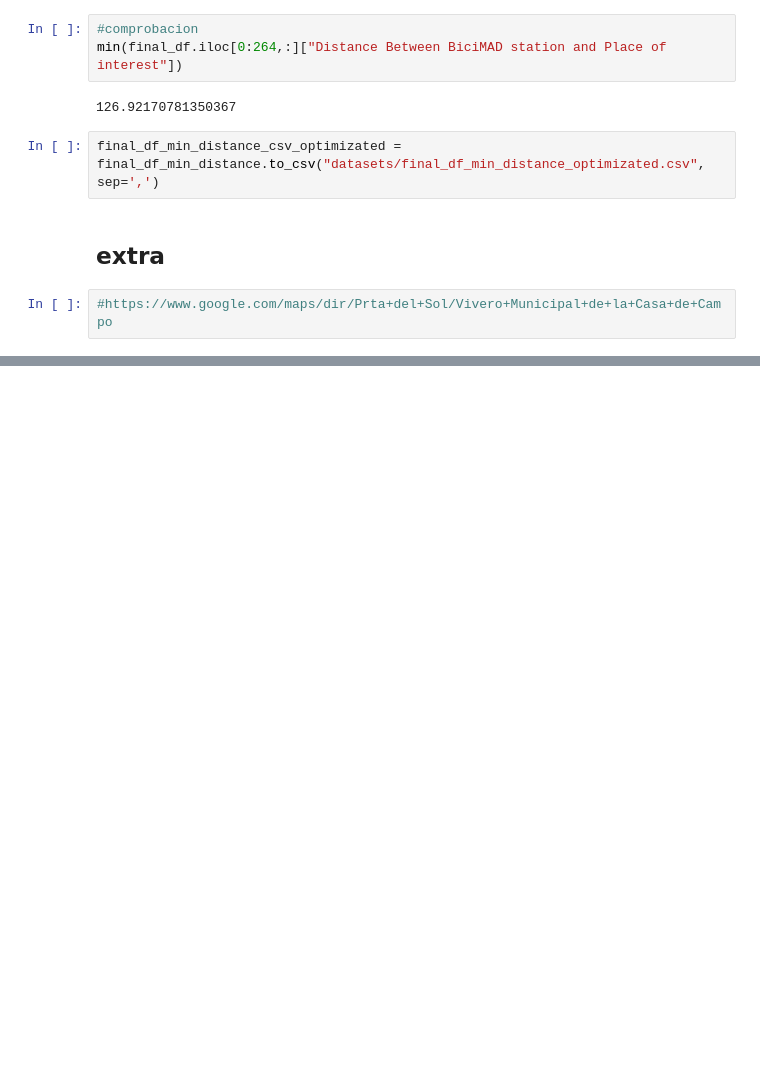
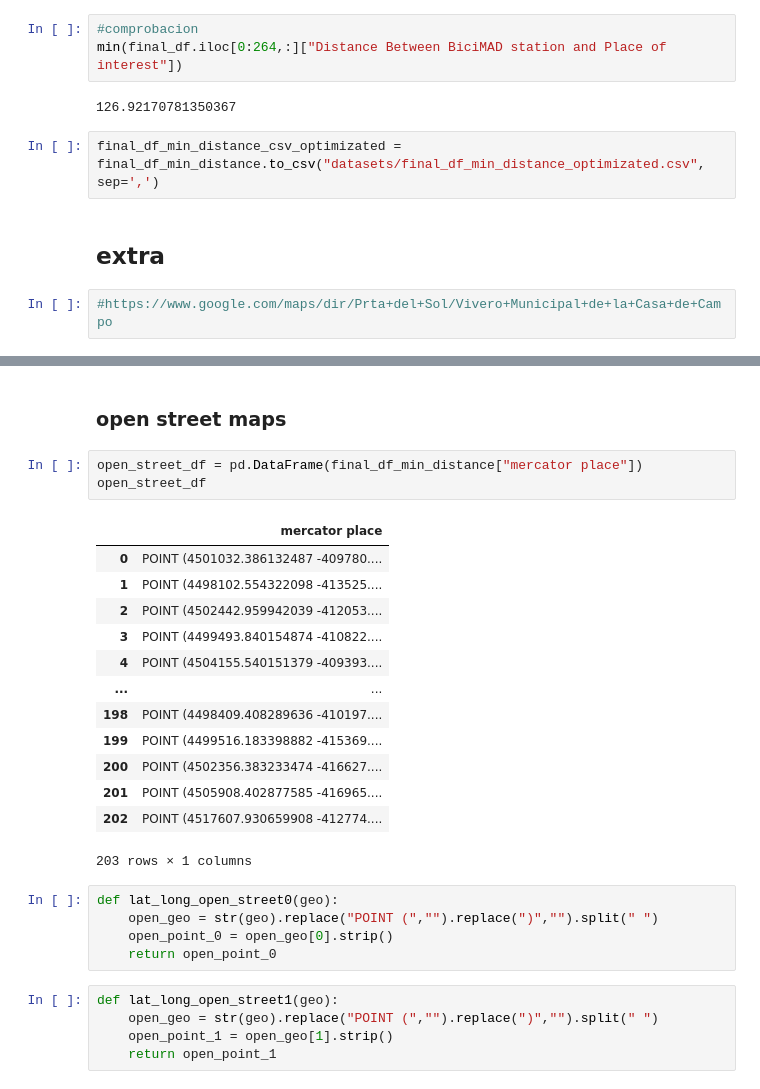
Before and after one commit to alvaro-saez/ironhack_proyecto1_bicimad_parques, a Jupyter notebook: test import dataset.ipynb, the cells around one changed output, grey strips where cells are left out. Saved outputs shown, nothing was run; the diff lists cells and outputs as text; blank space fills up the shorter version.

```diff
--- a/test import dataset.ipynb
+++ b/test import dataset.ipynb
@@ -364,0 +366,29 @@ final_df_min_distance
+# %% [markdown]
+### open street maps
+# %%
+open_street_df = pd.DataFrame(final_df_min_distance["mercator place"])
+open_street_df
+# %% [output]
+|  | mercator place |
+| 0 | POINT (4501032.386132487 -409780.... |
+| 1 | POINT (4498102.554322098 -413525.... |
+| 2 | POINT (4502442.959942039 -412053.... |
+| 3 | POINT (4499493.840154874 -410822.... |
+| 4 | POINT (4504155.540151379 -409393.... |
+| ... | ... |
+| 198 | POINT (4498409.408289636 -410197.... |
+| 199 | POINT (4499516.183398882 -415369.... |
+| 200 | POINT (4502356.383233474 -416627.... |
+| 201 | POINT (4505908.402877585 -416965.... |
+| 202 | POINT (4517607.930659908 -412774.... |
+203 rows × 1 columns
+# %%
+def lat_long_open_street0(geo):
+    open_geo = str(geo).replace("POINT (","").replace(")","").split(" ")
+    open_point_0 = open_geo[0].strip()
+    return open_point_0
+# %%
+def lat_long_open_street1(geo):
+    open_geo = str(geo).replace("POINT (","").replace(")","").split(" ")
+    open_point_1 = open_geo[1].strip()
+    return open_point_1
```
Also changed, not shown: parts of 11 cells of this notebook, 11 other files.
